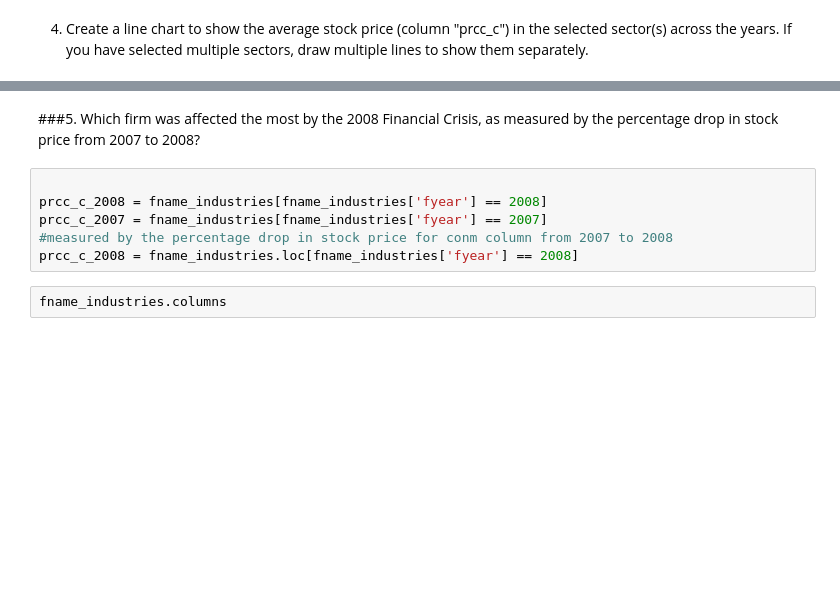
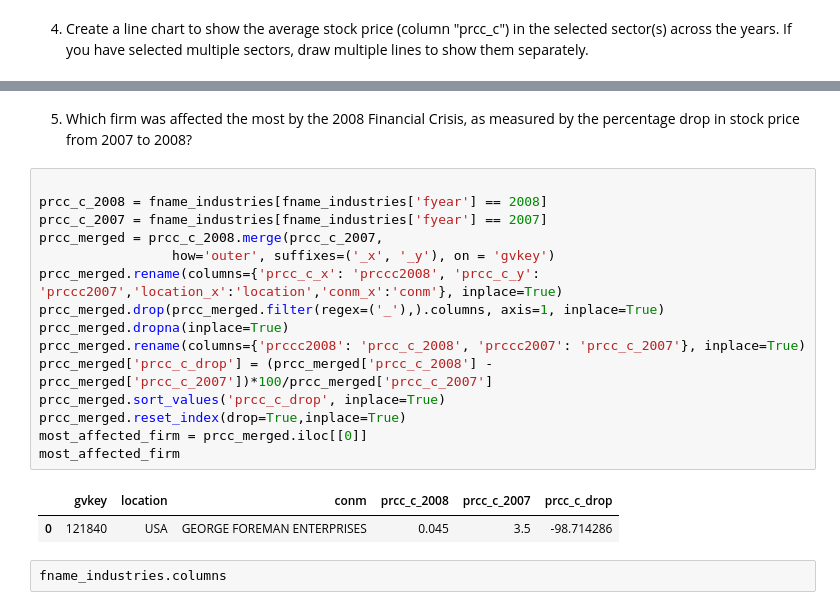
Before and after one commit to ChetanSarda99/BAIT508_GroupProject, a Jupyter notebook: chetan_project.ipynb, the cells around one changed output, grey strips where cells are left out. Saved outputs shown, nothing was run; the diff lists cells and outputs as text; blank space fills up the shorter version.

```diff
--- a/chetan_project.ipynb
+++ b/chetan_project.ipynb
@@ -133,11 +148,23 @@ mean_prcc_sic_year = fname_industries.groupby(['fyear','sic'])['prcc_c'].mean().
 # %% [markdown]
-###5.	Which firm was affected the most by the 2008 Financial Crisis, as measured by the percentage drop in stock price from 2007 to 2008?
+5.	Which firm was affected the most by the 2008 Financial Crisis, as measured by the percentage drop in stock price from 2007 to 2008?
-# %%
-
-prcc_c_2008 = fname_industries[fname_industries['fyear'] == 2008]
-prcc_c_2007 = fname_industries[fname_industries['fyear'] == 2007]
-#measured by the percentage drop in stock price for conm column from 2007 to 2008
-prcc_c_2008 = fname_industries.loc[fname_industries['fyear'] == 2008]
+# %%
+
+prcc_c_2008 = fname_industries[fname_industries['fyear'] == 2008]
+prcc_c_2007 = fname_industries[fname_industries['fyear'] == 2007]
+prcc_merged = prcc_c_2008.merge(prcc_c_2007,
+                 how='outer', suffixes=('_x', '_y'), on = 'gvkey')
+prcc_merged.rename(columns={'prcc_c_x': 'prccc2008', 'prcc_c_y': 'prccc2007','location_x':'location','conm_x':'conm'}, inplace=True)
+prcc_merged.drop(prcc_merged.filter(regex=('_'),).columns, axis=1, inplace=True)
+prcc_merged.dropna(inplace=True)
+prcc_merged.rename(columns={'prccc2008': 'prcc_c_2008', 'prccc2007': 'prcc_c_2007'}, inplace=True)
+prcc_merged['prcc_c_drop'] = (prcc_merged['prcc_c_2008'] - prcc_merged['prcc_c_2007'])*100/prcc_merged['prcc_c_2007']
+prcc_merged.sort_values('prcc_c_drop', inplace=True)
+prcc_merged.reset_index(drop=True,inplace=True)
+most_affected_firm = prcc_merged.iloc[[0]]
+most_affected_firm
+# %% [output]
+|  | gvkey | location | conm | prcc_c_2008 | prcc_c_2007 | prcc_c_drop |
+| 0 | 121840 | USA | GEORGE FOREMAN ENTERPRISES | 0.045 | 3.5 | -98.714286 |
 # %%
 fname_industries.columns
 # %% [output]
```
Also changed, not shown: parts of 15 cells of this notebook, 3 other files.
